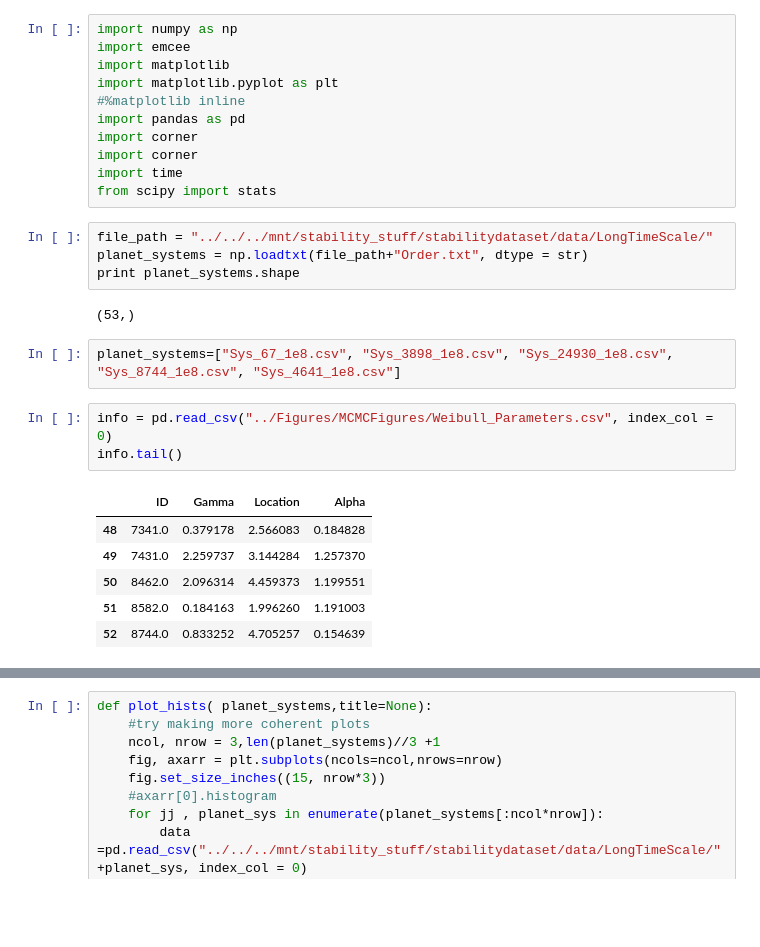
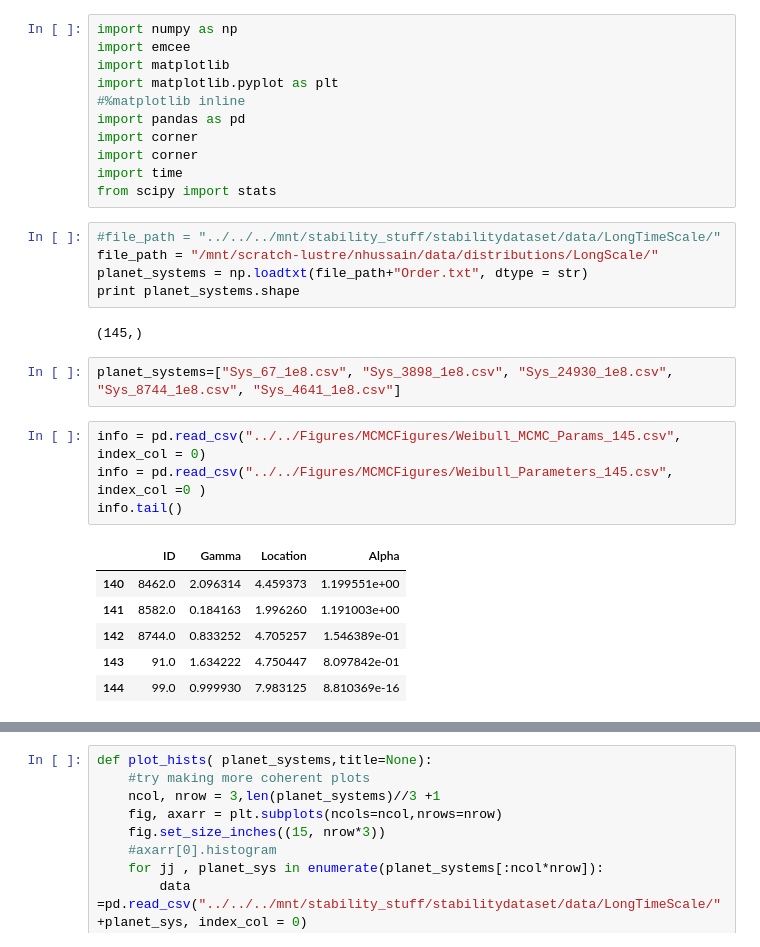
Before and after one commit to dtamayo/MLstability, a Jupyter notebook: Analysis/MCMC_Analysis/GenerateOverlaidHistsWeibull.ipynb, the cells around one changed output, grey strips where cells are left out. Drawn from its saved outputs; the diff is of its cells as text; blank space fills up the shorter version.

```diff
--- a/Analysis/MCMC_Analysis/GenerateOverlaidHistsWeibull.ipynb
+++ b/Analysis/MCMC_Analysis/GenerateOverlaidHistsWeibull.ipynb
@@ -10,23 +10,25 @@ import corner
 import time
 from scipy import stats
 # %%
-file_path = "../../../mnt/stability_stuff/stabilitydataset/data/LongTimeScale/"
+#file_path = "../../../mnt/stability_stuff/stabilitydataset/data/LongTimeScale/"
+file_path = "/mnt/scratch-lustre/nhussain/data/distributions/LongScale/"
 planet_systems = np.loadtxt(file_path+"Order.txt", dtype = str)
 print planet_systems.shape
 # %% [output]
-(53,)
+(145,)
 # %%
 planet_systems=["Sys_67_1e8.csv", "Sys_3898_1e8.csv", "Sys_24930_1e8.csv", "Sys_8744_1e8.csv", "Sys_4641_1e8.csv"]
 # %%
-info = pd.read_csv("../Figures/MCMCFigures/Weibull_Parameters.csv", index_col = 0)
+info = pd.read_csv("../../Figures/MCMCFigures/Weibull_MCMC_Params_145.csv", index_col = 0)
+info = pd.read_csv("../../Figures/MCMCFigures/Weibull_Parameters_145.csv", index_col =0 )
 info.tail()
 # %% [output]
 |  | ID | Gamma | Location | Alpha |
-| 48 | 7341.0 | 0.379178 | 2.566083 | 0.184828 |
-| 49 | 7431.0 | 2.259737 | 3.144284 | 1.257370 |
-| 50 | 8462.0 | 2.096314 | 4.459373 | 1.199551 |
-| 51 | 8582.0 | 0.184163 | 1.996260 | 1.191003 |
-| 52 | 8744.0 | 0.833252 | 4.705257 | 0.154639 |
+| 140 | 8462.0 | 2.096314 | 4.459373 | 1.199551e+00 |
+| 141 | 8582.0 | 0.184163 | 1.996260 | 1.191003e+00 |
+| 142 | 8744.0 | 0.833252 | 4.705257 | 1.546389e-01 |
+| 143 | 91.0 | 1.634222 | 4.750447 | 8.097842e-01 |
+| 144 | 99.0 | 0.999930 | 7.983125 | 8.810369e-16 |
 # %%
 def plot_hists( planet_systems,title=None):
     #try making more coherent plots
```
Also changed, not shown: parts of 4 cells of this notebook, 3 other files.
